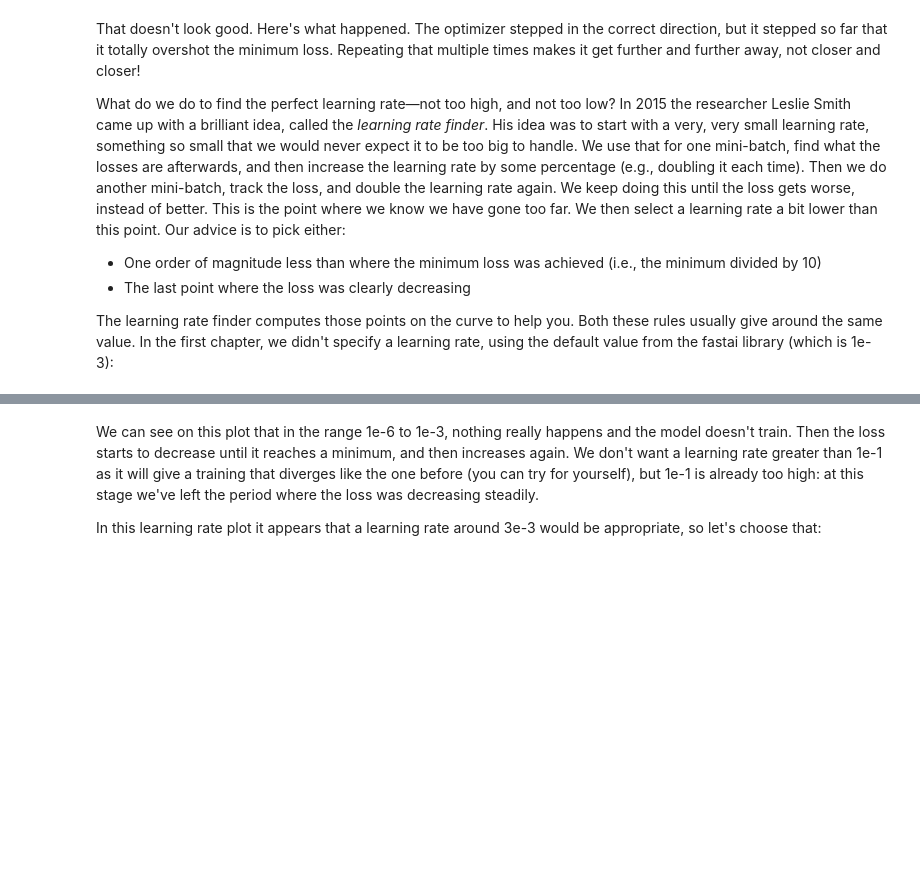
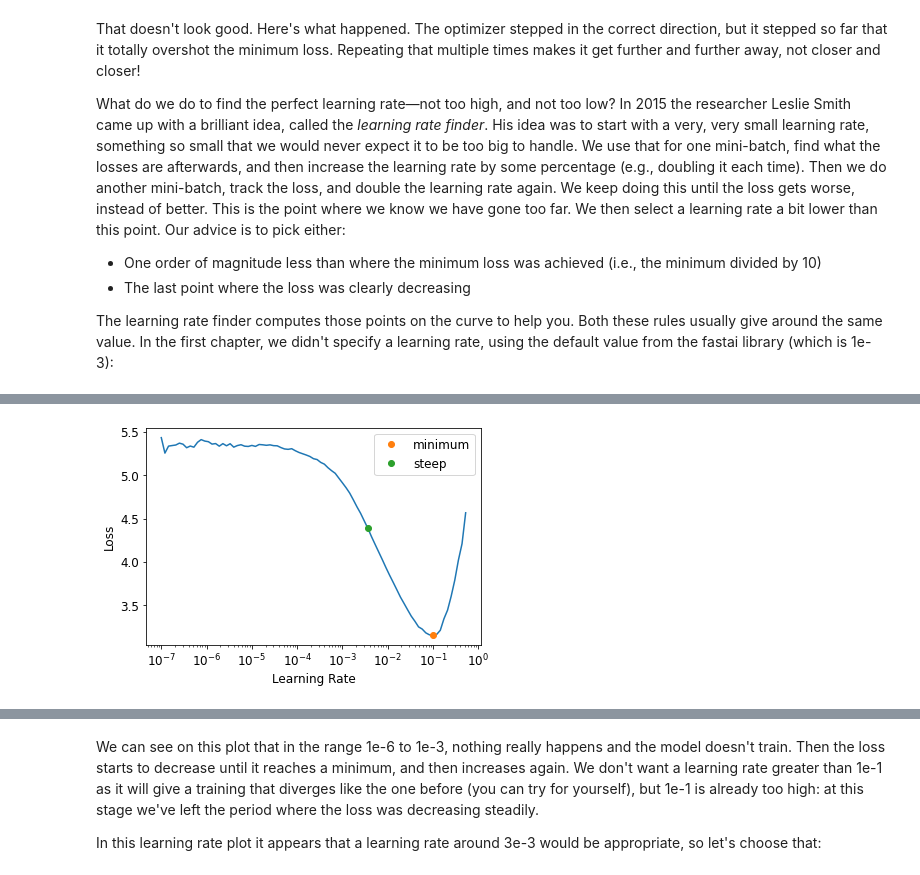
Before and after one commit to tdekelver-bd/Intro-to-DL-BD-2023, a Jupyter notebook: intro-dl-day1-3-going-deeper-pet-breeds.ipynb, the cells around one changed output, grey strips where cells are left out. Drawn from its saved outputs; the diff is of its cells as text; code cells hidden in the pictures; blank space fills up the shorter version.

```diff
--- a/intro-dl-day1-3-going-deeper-pet-breeds.ipynb
+++ b/intro-dl-day1-3-going-deeper-pet-breeds.ipynb
@@ -553,5 +621,6 @@ What do we do to find the perfect learning rate—not too high, and not too low?
 
 The learning rate finder computes those points on the curve to help you. Both these rules usually give around the same value. In the first chapter, we didn't specify a learning rate, using the default value from the fastai library (which is 1e-3):
 # %%
-learn = vision_learner(dls, resnet34, metrics=error_rate)
+learn = vision_learner(dls_new, resnet34, metrics=error_rate)
 lr_min,lr_steep = learn.lr_find(suggest_funcs=(minimum, steep))
+# %% [output]
@@ -558,2 +628,3 @@ lr_min,lr_steep = learn.lr_find(suggest_funcs=(minimum, steep))
+[figure, added]
 # %%
 print(f"Minimum/10: {lr_min:.2e}, steepest point: {lr_steep:.2e}")
```
Also changed, not shown: parts of 66 cells of this notebook.
